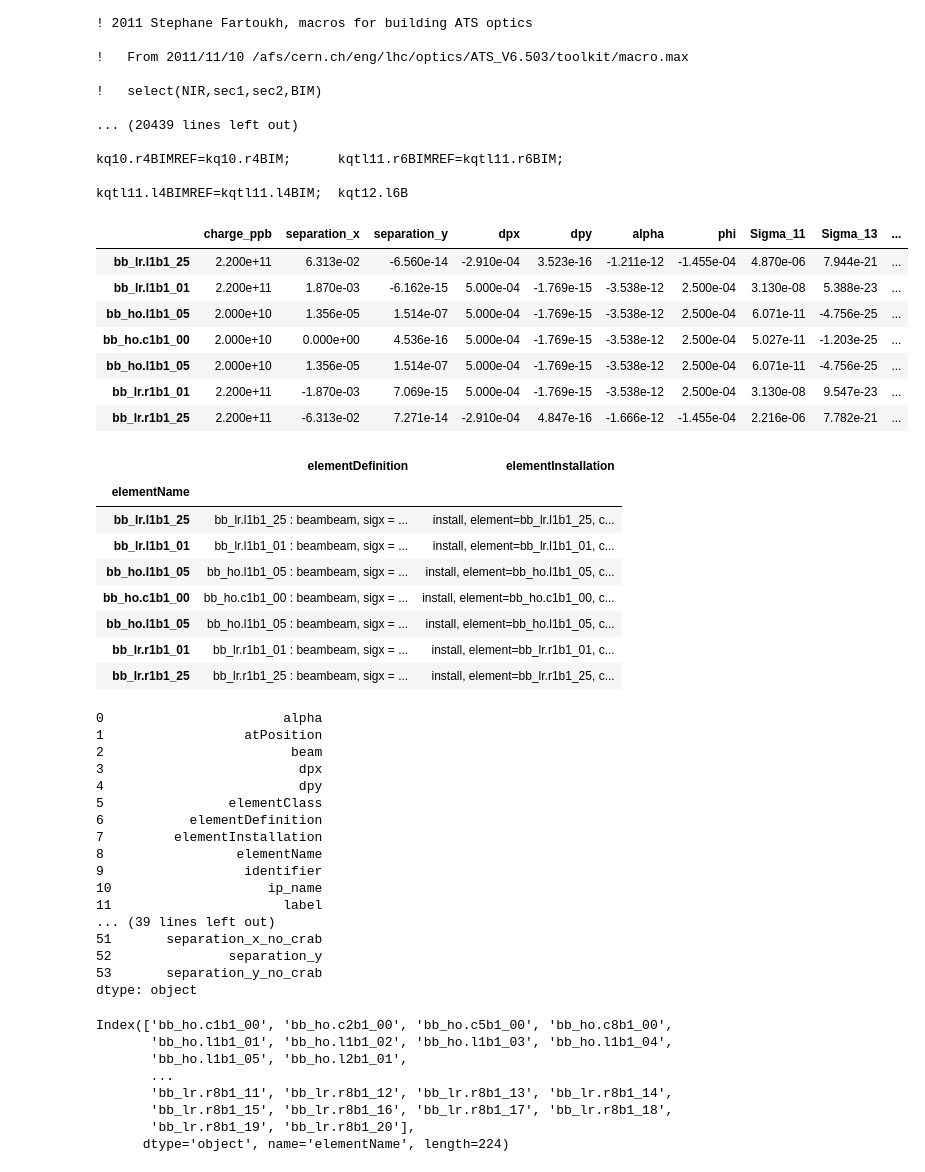
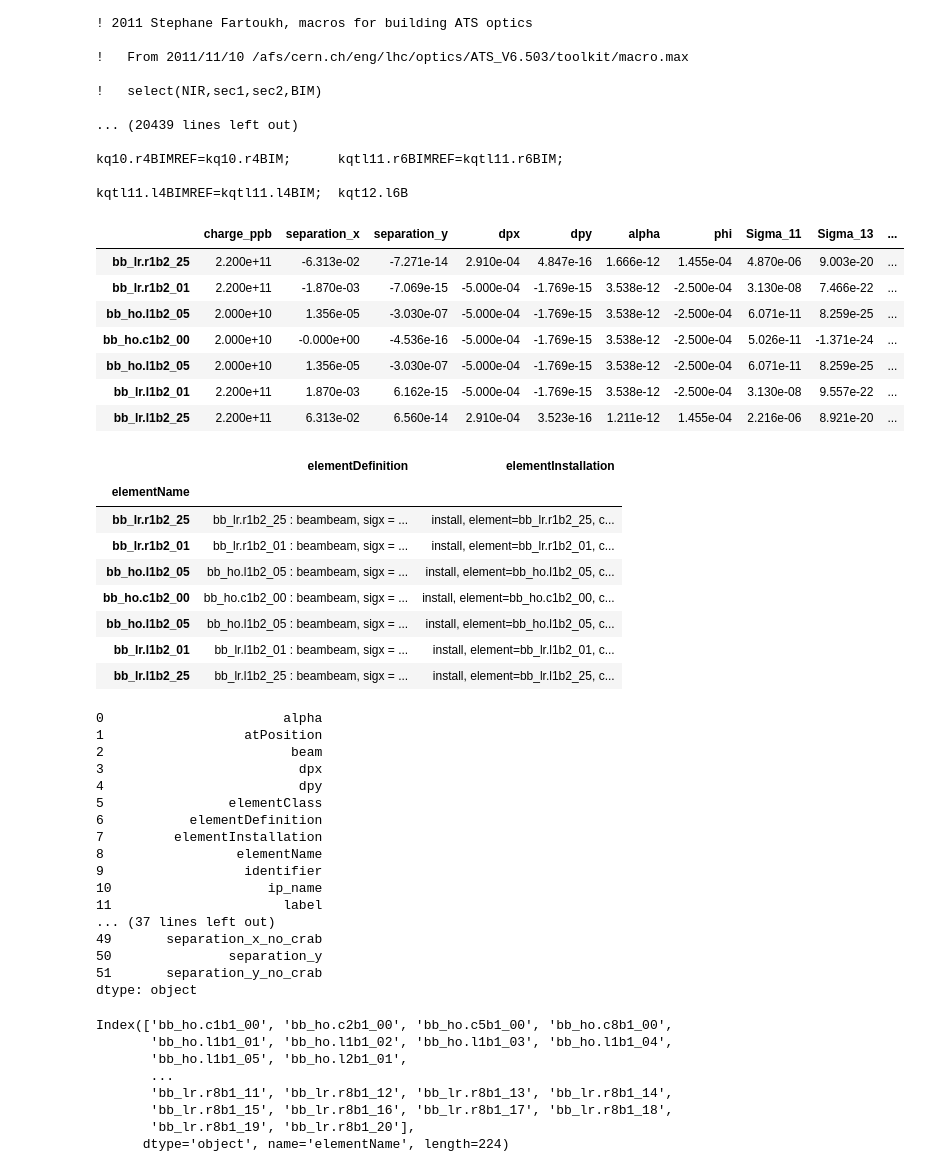
Before and after one commit to pbelange/lhcmask, a Jupyter notebook: python_examples/hl_lhc_collisions_python/n000_for_presentation.ipynb, the cells around one changed output. Cells and saved outputs as stored; diff of their text form; code cells hidden in the pictures.

```diff
--- a/python_examples/hl_lhc_collisions_python/n000_for_presentation.ipynb
+++ b/python_examples/hl_lhc_collisions_python/n000_for_presentation.ipynb
@@ -38,51 +38,59 @@ import pandas as pd
 pd.set_option('display.precision', 3)
 pd.set_option('display.max_colwidth', None)
 # %%
-bb_df_b1 = bb_dfs['b1']
+beam = 'b4'
+bb_df_sel = bb_dfs[beam]
 # elements_for_illustration = ['bb_ho.c1b1_00', 'bb_ho.c2b1_00', 'bb_ho.c5b1_00', 'bb_ho.c8b1_00',
 #                             'bb_lr.l1b1_01', 'bb_lr.r1b1_02',]
 
 elements_for_illustration = [
     'bb_lr.l1b1_25', 'bb_lr.l1b1_01',
-    'bb_ho.l1b1_05',  'bb_ho.c1b1_00', 'bb_ho.l1b1_05',
+    'bb_ho.l1b1_05', 'bb_ho.c1b1_00', 'bb_ho.l1b1_05',
     'bb_lr.r1b1_01', 'bb_lr.r1b1_25',]
+
+if beam in ['b2', 'b4']:
+    for ii, ee in enumerate(elements_for_illustration):
+        elements_for_illustration[ii] = ee.replace('b1', 'b2')
+
+if beam in ['b3', 'b4']:
+    elements_for_illustration = elements_for_illustration[::-1]
 # %%
 cols_to_show = ['other_charge_ppb', 'separation_x', 'separation_y', 'dpx', 'dpy',
               'alpha', 'phi', 'other_Sigma_11', 'other_Sigma_13', 'other_Sigma_33',]
 
 df_show = pd.DataFrame()
 for kk in cols_to_show:
     if kk.startswith('other_'):
         new_kk = kk.replace('other_', '')
     else:
         new_kk = kk
-    df_show[new_kk] = bb_df_b1[kk]
+    df_show[new_kk] = bb_df_sel[kk]
 df_show.loc[elements_for_illustration, :].head(10)
 # %% [output]
 |  | charge_ppb | separation_x | separation_y | dpx | dpy | alpha | phi | Sigma_11 | Sigma_13 | ... |
-| bb_lr.l1b1_25 | 2.200e+11 | 6.313e-02 | -6.560e-14 | -2.910e-04 | 3.523e-16 | -1.211e-12 | -1.455e-04 | 4.870e-06 | 7.944e-21 | ... |
-| bb_lr.l1b1_01 | 2.200e+11 | 1.870e-03 | -6.162e-15 | 5.000e-04 | -1.769e-15 | -3.538e-12 | 2.500e-04 | 3.130e-08 | 5.388e-23 | ... |
-| bb_ho.l1b1_05 | 2.000e+10 | 1.356e-05 | 1.514e-07 | 5.000e-04 | -1.769e-15 | -3.538e-12 | 2.500e-04 | 6.071e-11 | -4.756e-25 | ... |
-| bb_ho.c1b1_00 | 2.000e+10 | 0.000e+00 | 4.536e-16 | 5.000e-04 | -1.769e-15 | -3.538e-12 | 2.500e-04 | 5.027e-11 | -1.203e-25 | ... |
-| bb_ho.l1b1_05 | 2.000e+10 | 1.356e-05 | 1.514e-07 | 5.000e-04 | -1.769e-15 | -3.538e-12 | 2.500e-04 | 6.071e-11 | -4.756e-25 | ... |
-| bb_lr.r1b1_01 | 2.200e+11 | -1.870e-03 | 7.069e-15 | 5.000e-04 | -1.769e-15 | -3.538e-12 | 2.500e-04 | 3.130e-08 | 9.547e-23 | ... |
-| bb_lr.r1b1_25 | 2.200e+11 | -6.313e-02 | 7.271e-14 | -2.910e-04 | 4.847e-16 | -1.666e-12 | -1.455e-04 | 2.216e-06 | 7.782e-21 | ... |
+| bb_lr.r1b2_25 | 2.200e+11 | -6.313e-02 | -7.271e-14 | 2.910e-04 | 4.847e-16 | 1.666e-12 | 1.455e-04 | 4.870e-06 | 9.003e-20 | ... |
+| bb_lr.r1b2_01 | 2.200e+11 | -1.870e-03 | -7.069e-15 | -5.000e-04 | -1.769e-15 | 3.538e-12 | -2.500e-04 | 3.130e-08 | 7.466e-22 | ... |
+| bb_ho.l1b2_05 | 2.000e+10 | 1.356e-05 | -3.030e-07 | -5.000e-04 | -1.769e-15 | 3.538e-12 | -2.500e-04 | 6.071e-11 | 8.259e-25 | ... |
+| bb_ho.c1b2_00 | 2.000e+10 | -0.000e+00 | -4.536e-16 | -5.000e-04 | -1.769e-15 | 3.538e-12 | -2.500e-04 | 5.026e-11 | -1.371e-24 | ... |
+| bb_ho.l1b2_05 | 2.000e+10 | 1.356e-05 | -3.030e-07 | -5.000e-04 | -1.769e-15 | 3.538e-12 | -2.500e-04 | 6.071e-11 | 8.259e-25 | ... |
+| bb_lr.l1b2_01 | 2.200e+11 | 1.870e-03 | 6.162e-15 | -5.000e-04 | -1.769e-15 | 3.538e-12 | -2.500e-04 | 3.130e-08 | 9.557e-22 | ... |
+| bb_lr.l1b2_25 | 2.200e+11 | 6.313e-02 | 6.560e-14 | 2.910e-04 | 3.523e-16 | 1.211e-12 | 1.455e-04 | 2.216e-06 | 8.921e-20 | ... |
 # %%
-bb_df_b1.loc[elements_for_illustration,
+bb_df_sel.loc[elements_for_illustration,
              ['elementDefinition', 'elementInstallation']].head(10)
 # %% [output]
 |  | elementDefinition | elementInstallation |
 | elementName |  |  |
-| bb_lr.l1b1_25 | bb_lr.l1b1_25 : beambeam, sigx = ... | install, element=bb_lr.l1b1_25, c... |
-| bb_lr.l1b1_01 | bb_lr.l1b1_01 : beambeam, sigx = ... | install, element=bb_lr.l1b1_01, c... |
-| bb_ho.l1b1_05 | bb_ho.l1b1_05 : beambeam, sigx = ... | install, element=bb_ho.l1b1_05, c... |
-| bb_ho.c1b1_00 | bb_ho.c1b1_00 : beambeam, sigx = ... | install, element=bb_ho.c1b1_00, c... |
-| bb_ho.l1b1_05 | bb_ho.l1b1_05 : beambeam, sigx = ... | install, element=bb_ho.l1b1_05, c... |
-| bb_lr.r1b1_01 | bb_lr.r1b1_01 : beambeam, sigx = ... | install, element=bb_lr.r1b1_01, c... |
-| bb_lr.r1b1_25 | bb_lr.r1b1_25 : beambeam, sigx = ... | install, element=bb_lr.r1b1_25, c... |
+| bb_lr.r1b2_25 | bb_lr.r1b2_25 : beambeam, sigx = ... | install, element=bb_lr.r1b2_25, c... |
+| bb_lr.r1b2_01 | bb_lr.r1b2_01 : beambeam, sigx = ... | install, element=bb_lr.r1b2_01, c... |
+| bb_ho.l1b2_05 | bb_ho.l1b2_05 : beambeam, sigx = ... | install, element=bb_ho.l1b2_05, c... |
+| bb_ho.c1b2_00 | bb_ho.c1b2_00 : beambeam, sigx = ... | install, element=bb_ho.c1b2_00, c... |
+| bb_ho.l1b2_05 | bb_ho.l1b2_05 : beambeam, sigx = ... | install, element=bb_ho.l1b2_05, c... |
+| bb_lr.l1b2_01 | bb_lr.l1b2_01 : beambeam, sigx = ... | install, element=bb_lr.l1b2_01, c... |
+| bb_lr.l1b2_25 | bb_lr.l1b2_25 : beambeam, sigx = ... | install, element=bb_lr.l1b2_25, c... |
 # %%
 import pandas as pd
-pd.Series(sorted(bb_df_b1.columns))
+pd.Series(sorted(bb_df_sel.columns))
 # %% [output]
 0                       alpha
 1                  atPosition
@@ -96,9 +104,9 @@ pd.Series(sorted(bb_df_b1.columns))
 9                  identifier
 10                    ip_name
 11                      label
-... (39 lines left out)
-51       separation_x_no_crab
-52               separation_y
-53       separation_y_no_crab
+... (37 lines left out)
+49       separation_x_no_crab
+50               separation_y
+51       separation_y_no_crab
 dtype: object
 # %%
```
Also changed, not shown: parts of 1 cell of this notebook.
